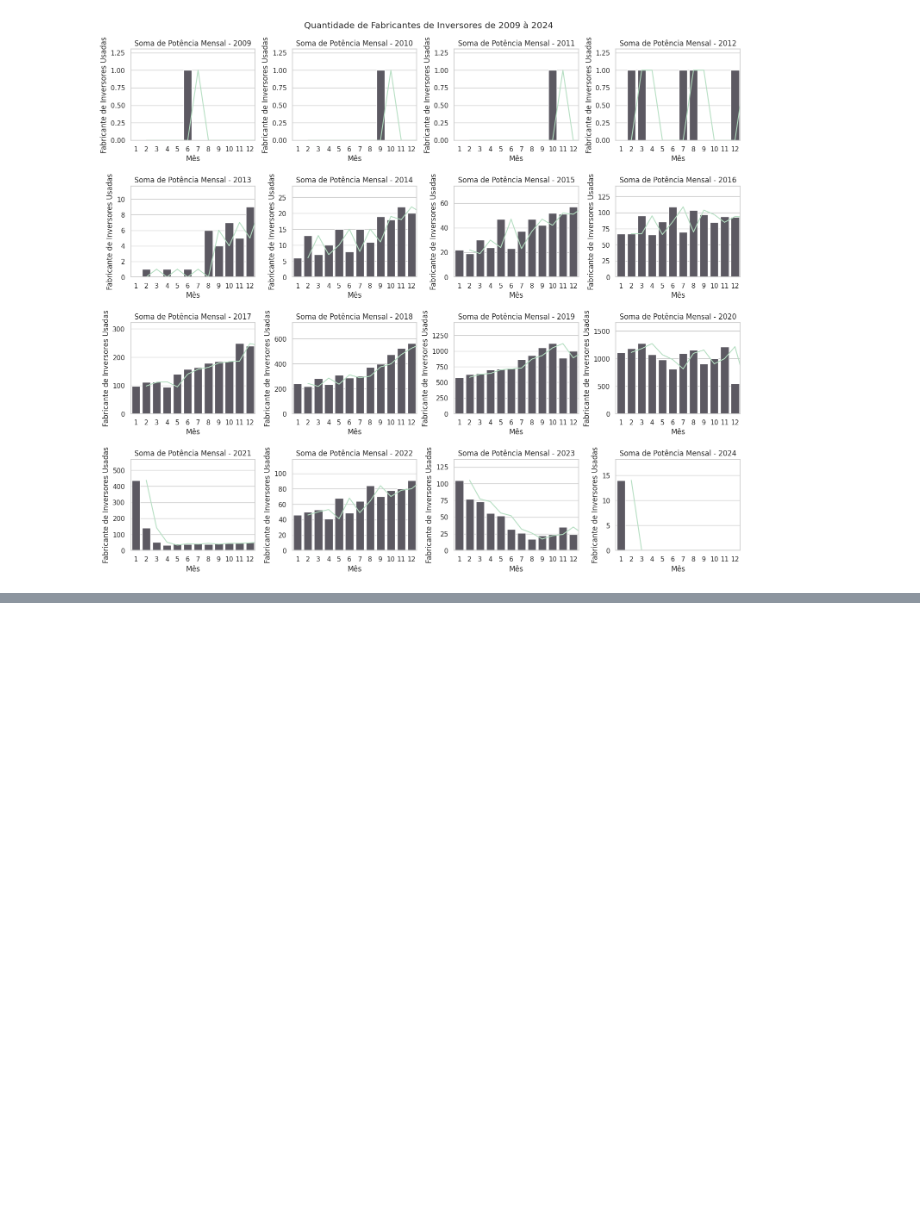
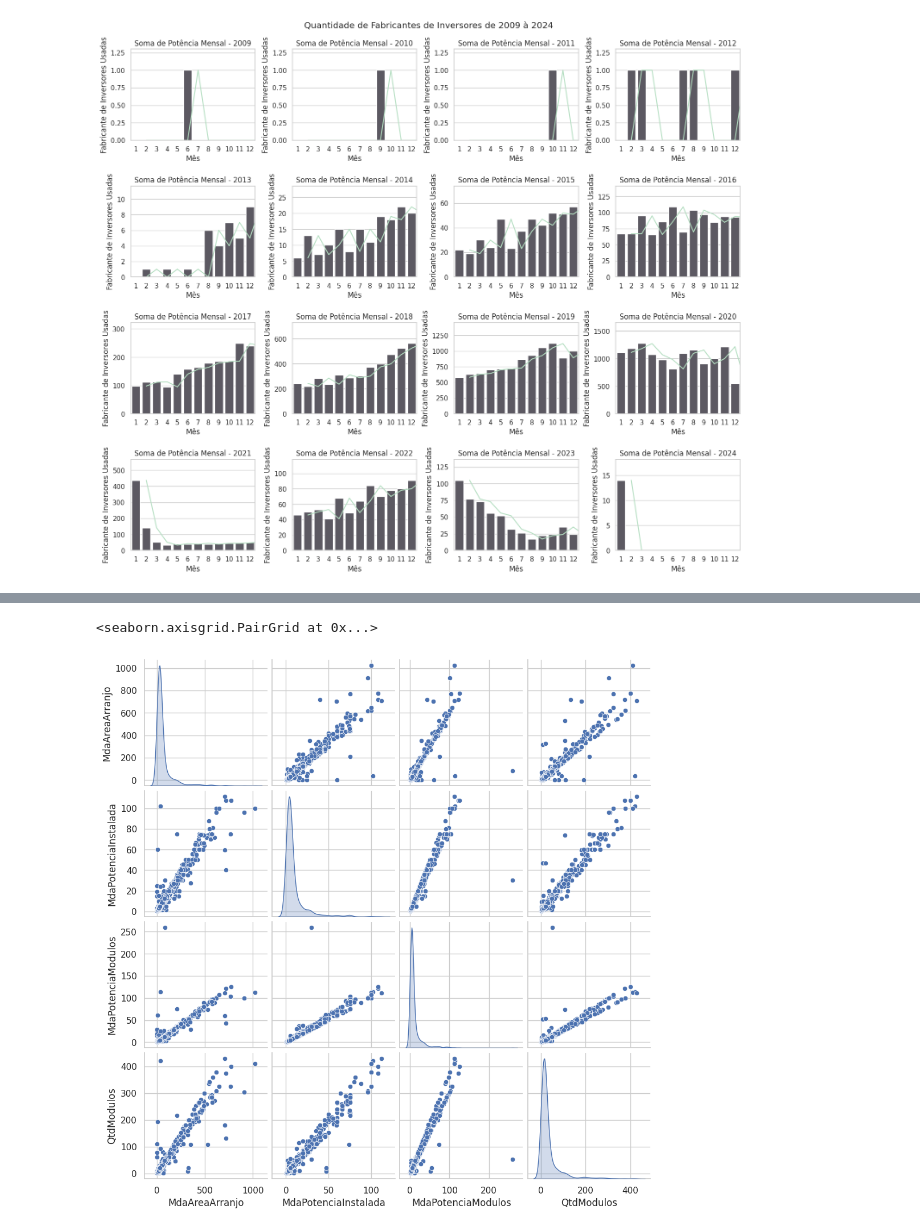
Before and after one commit to Oseiasdfarias/projeto_portifolio_data_science, a Jupyter notebook: geracao_distribuida_fotovoltaica.ipynb, the cells around one changed output, grey strips where cells are left out. Drawn from its saved outputs; the diff is of its cells as text; code cells hidden in the pictures; blank space fills up the shorter version.

```diff
--- a/geracao_distribuida_fotovoltaica.ipynb
+++ b/geracao_distribuida_fotovoltaica.ipynb
@@ -508,0 +542,3 @@ plt.show()
+# %%
+df_datconexao_2017 = df_datconexao_2017[df_datconexao_2017["MdaPotenciaInstalada"] < 150]
+df_datconexao_2017
@@ -508,0 +559,5 @@ plt.show()
+# %%
+sns.pairplot(df_datconexao_2017[["MdaAreaArranjo", "MdaPotenciaInstalada", "MdaPotenciaModulos", "QtdModulos"]], diag_kind="kde")
+# %% [output]
+<seaborn.axisgrid.PairGrid at 0x...>
+[figure, added]
```
Also changed, not shown: parts of 31 cells of this notebook.
